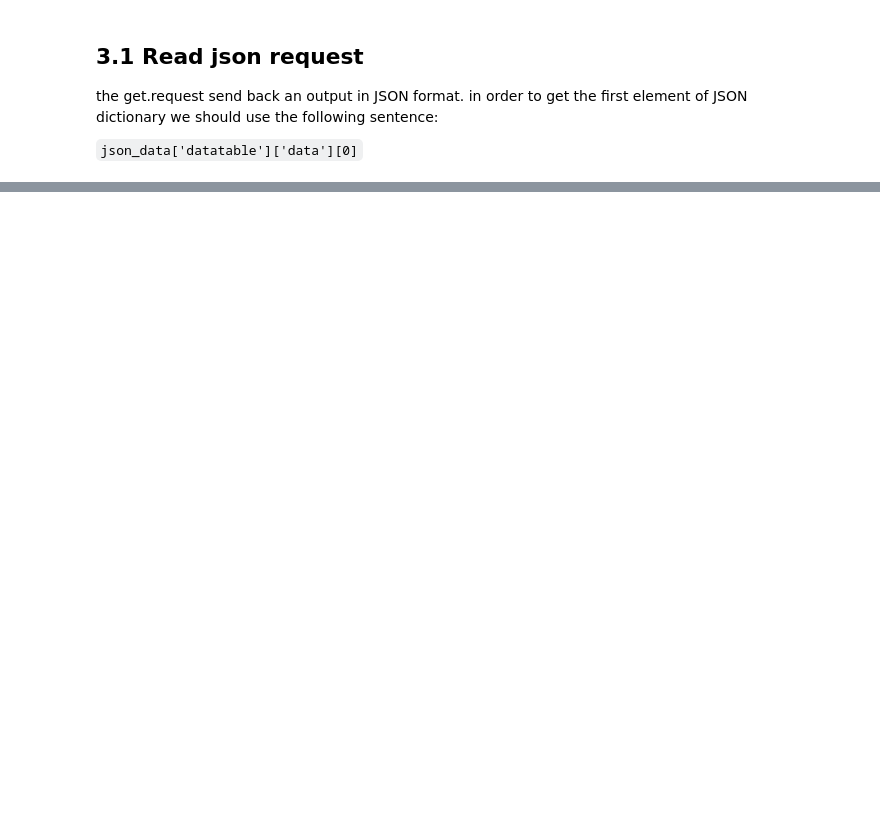
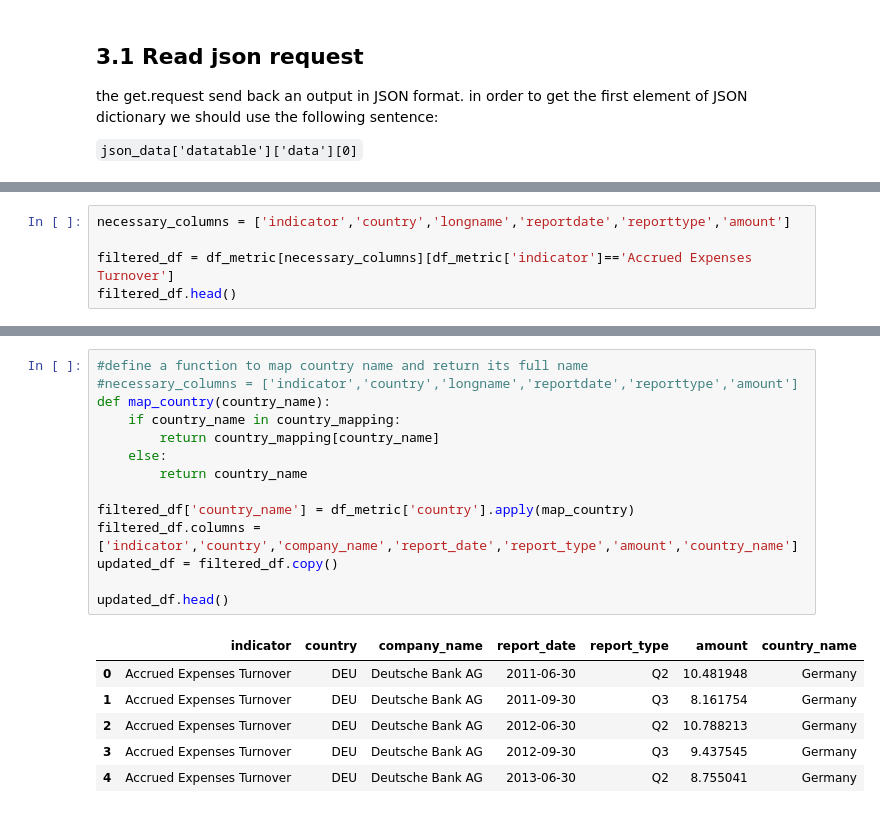
Before and after one commit to TomazFilgueira/Dq_Datascientist, a Jupyter notebook: 6 - APIs and Web Scraping/6_Guided_Project_API_with_Pandas.ipynb, the cells around one changed output, grey strips where cells are left out. Saved outputs shown, nothing was run; the diff lists cells and outputs as text; blank space fills up the shorter version.

```diff
--- a/6 - APIs and Web Scraping/6_Guided_Project_API_with_Pandas.ipynb
+++ b/6 - APIs and Web Scraping/6_Guided_Project_API_with_Pandas.ipynb
@@ -129,0 +352,5 @@ we can see from the previous output that json_data is a dictonary composed by 2
+# %%
+necessary_columns = ['indicator','country','longname','reportdate','reporttype','amount']
+
+filtered_df = df_metric[necessary_columns][df_metric['indicator']=='Accrued Expenses Turnover']
+filtered_df.head()
@@ -129,0 +410,21 @@ we can see from the previous output that json_data is a dictonary composed by 2
+# %%
+#define a function to map country name and return its full name
+#necessary_columns = ['indicator','country','longname','reportdate','reporttype','amount']
+def map_country(country_name):
+    if country_name in country_mapping:
+        return country_mapping[country_name]
+    else:
+        return country_name
+
+filtered_df['country_name'] = df_metric['country'].apply(map_country)
+filtered_df.columns = ['indicator','country','company_name','report_date','report_type','amount','country_name']
+updated_df = filtered_df.copy()
+
+updated_df.head()
+# %% [output]
+|  | indicator | country | company_name | report_date | report_type | amount | country_name |
+| 0 | Accrued Expenses Turnover | DEU | Deutsche Bank AG | 2011-06-30 | Q2 | 10.481948 | Germany |
+| 1 | Accrued Expenses Turnover | DEU | Deutsche Bank AG | 2011-09-30 | Q3 | 8.161754 | Germany |
+| 2 | Accrued Expenses Turnover | DEU | Deutsche Bank AG | 2012-06-30 | Q2 | 10.788213 | Germany |
+| 3 | Accrued Expenses Turnover | DEU | Deutsche Bank AG | 2012-09-30 | Q3 | 9.437545 | Germany |
+| 4 | Accrued Expenses Turnover | DEU | Deutsche Bank AG | 2013-06-30 | Q2 | 8.755041 | Germany |
```
Also changed, not shown: parts of 28 cells of this notebook, 1 other file.
